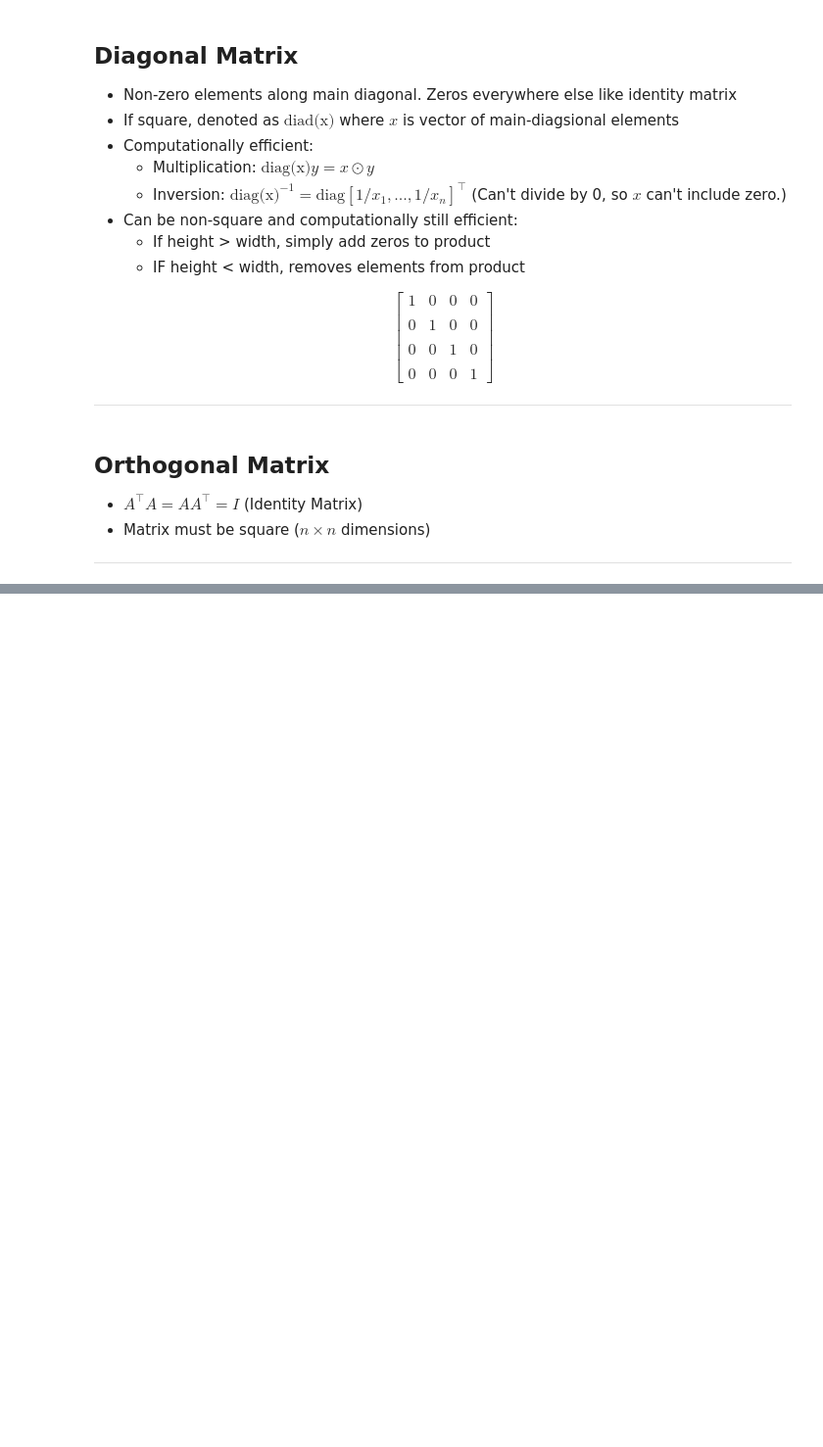
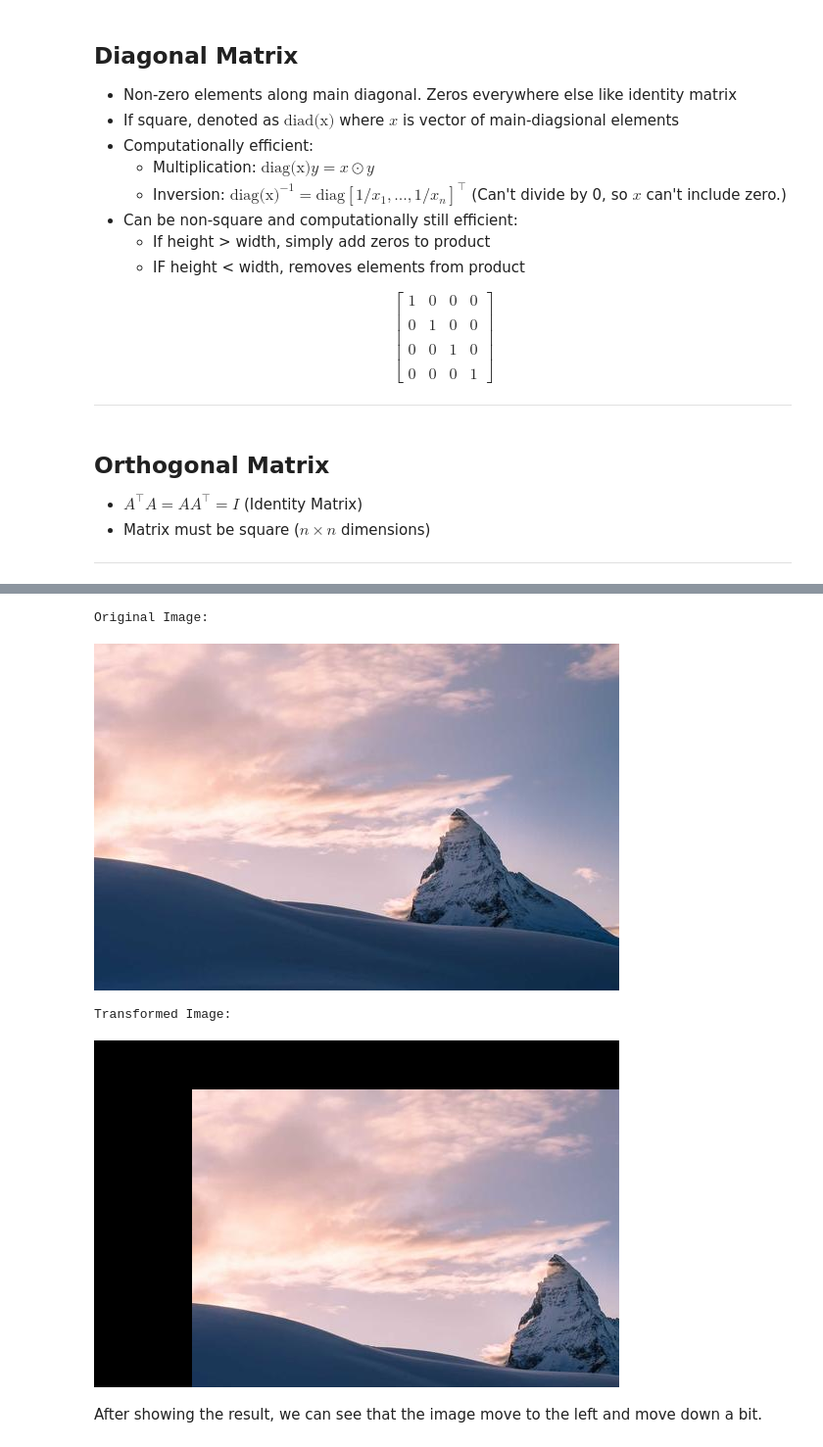
Before and after one commit to pxzc1/ML, a Jupyter notebook: src/notebook/linear-algebra-1.ipynb, the cells around one changed output, grey strips where cells are left out. Shown at 98% size. Drawn from its saved outputs; the diff is of its cells as text; code cells hidden in the pictures; blank space fills up the shorter version.

```diff
--- a/src/notebook/linear-algebra-1.ipynb
+++ b/src/notebook/linear-algebra-1.ipynb
@@ -832,0 +855,34 @@ $$
+# %%
+from PIL import Image
+import numpy as np
+
+image = Image.open('sources/example.jpg')
+
+# Define translation (move right 100, down 50)
+# Note: PIL uses the inverse transformation matrix for 'transform'
+# To move the image, we provide the negative offset
+x, y = 100, 50
+translation_matrix = (1, 0, -x, 0, 1, -y)
+
+# Apply transformation
+# image.size returns (width, height)
+result = image.transform(
+    image.size,
+    Image.AFFINE,
+    translation_matrix,
+    resample=Image.BICUBIC
+)
+
+# Display in Jupyter/VS Code (No need for cv2.imshow)
+print("Original Image:")
+display(image)
+
+print("Transformed Image:")
+display(result)
+# %% [output]
+Original Image:
+[figure, added]
+Transformed Image:
+[figure, added]
+# %% [markdown]
+After showing the result, we can see that the image move to the left and move down a bit.
```
Also changed, not shown: parts of 1 cell of this notebook, 1 other file.
